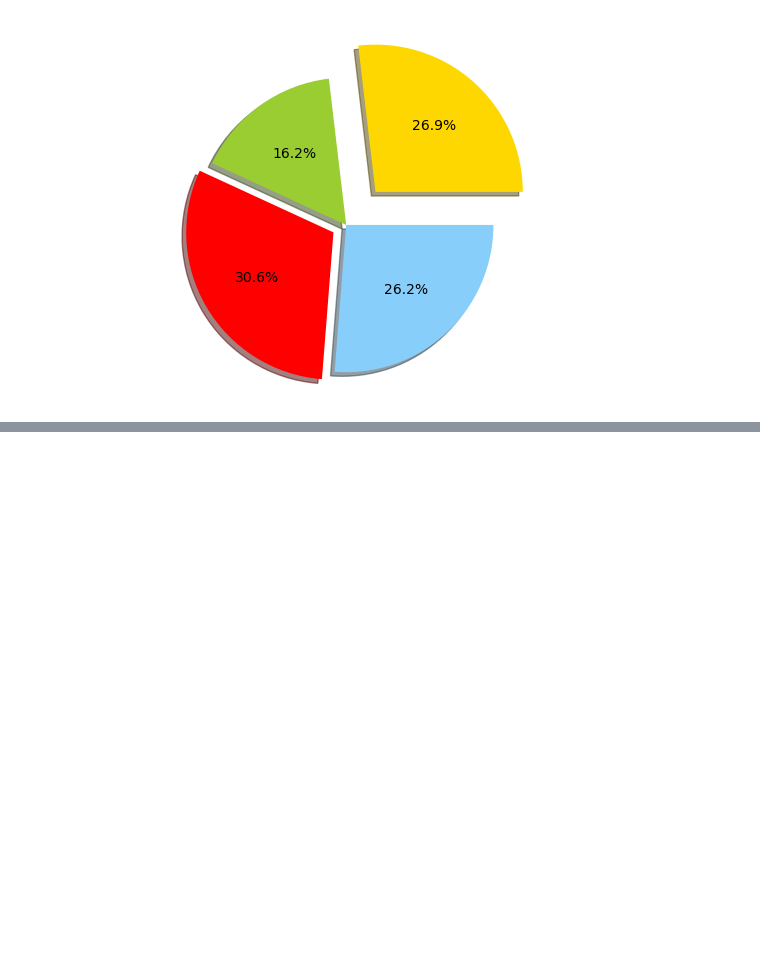
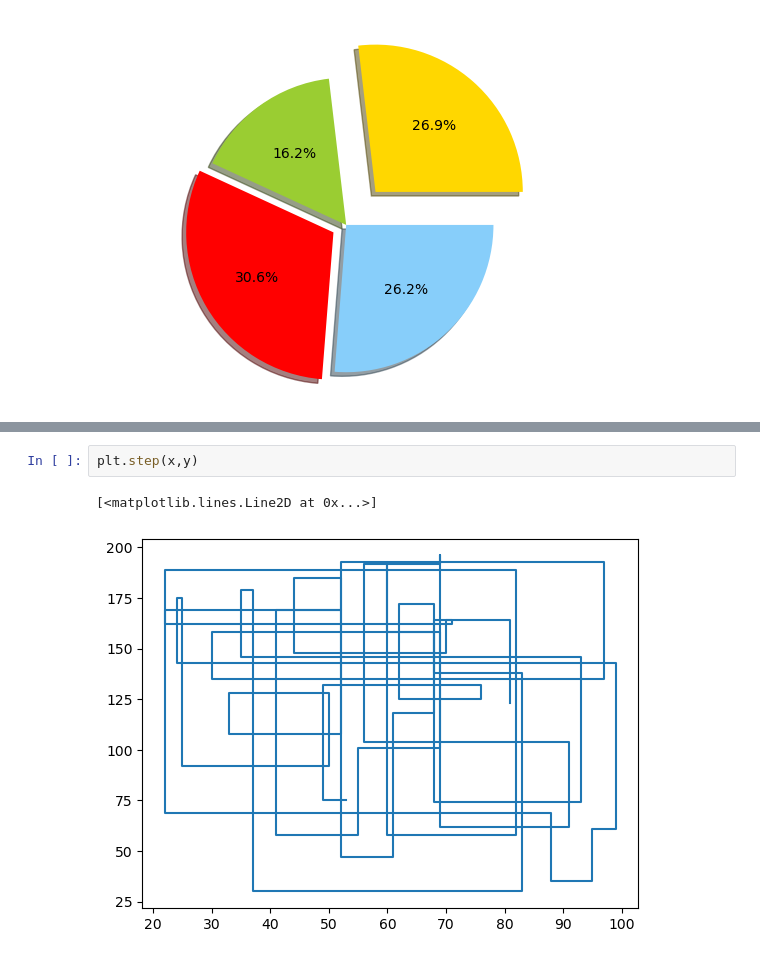
Before and after one commit to devjayswal/AI-ML-DS, a Jupyter notebook: matplotlib basic.ipynb, the cells around one changed output, grey strips where cells are left out. Cells and saved outputs as stored; diff of their text form; blank space fills up the shorter version.

```diff
--- a/matplotlib basic.ipynb
+++ b/matplotlib basic.ipynb
@@ -138,0 +152,5 @@ plt.show()
+# %%
+plt.step(x,y)
+# %% [output]
+[<matplotlib.lines.Line2D at 0x...>]
+[figure, added]
```
Also changed, not shown: parts of 9 cells of this notebook.
